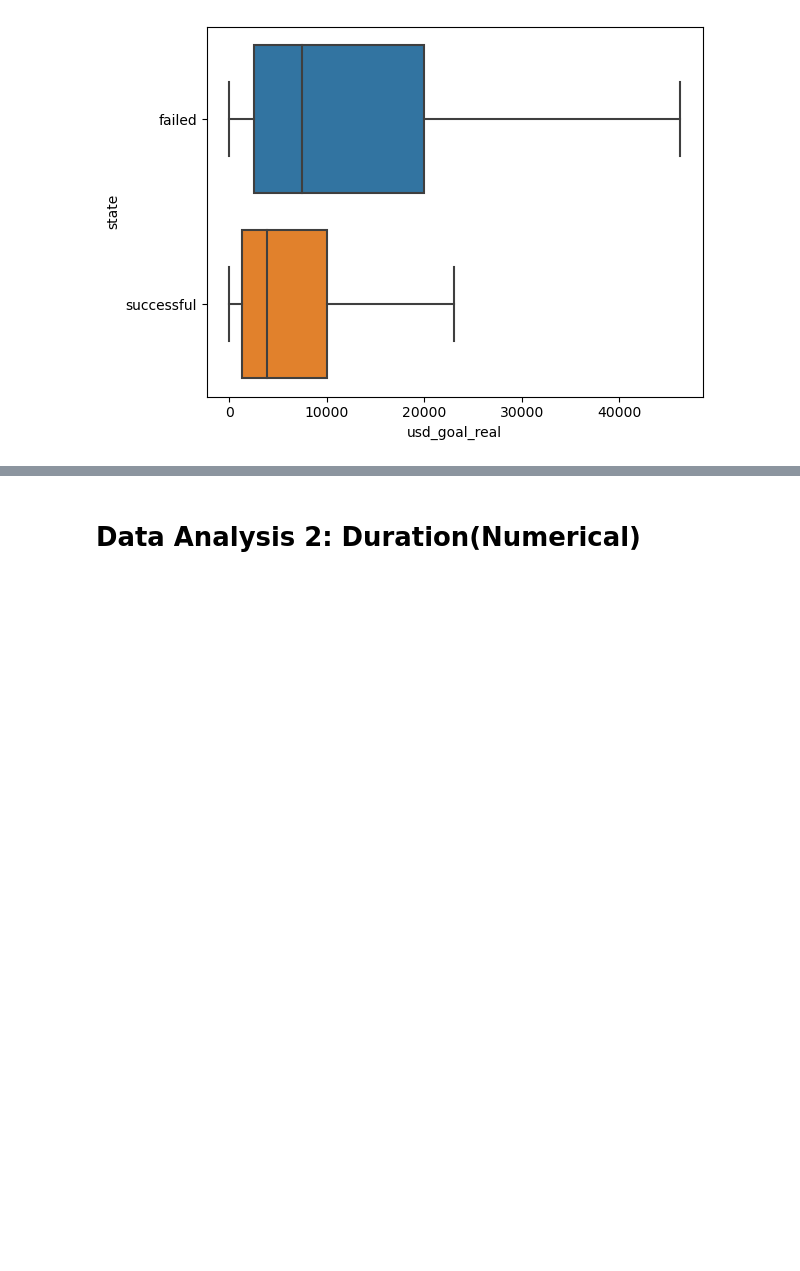
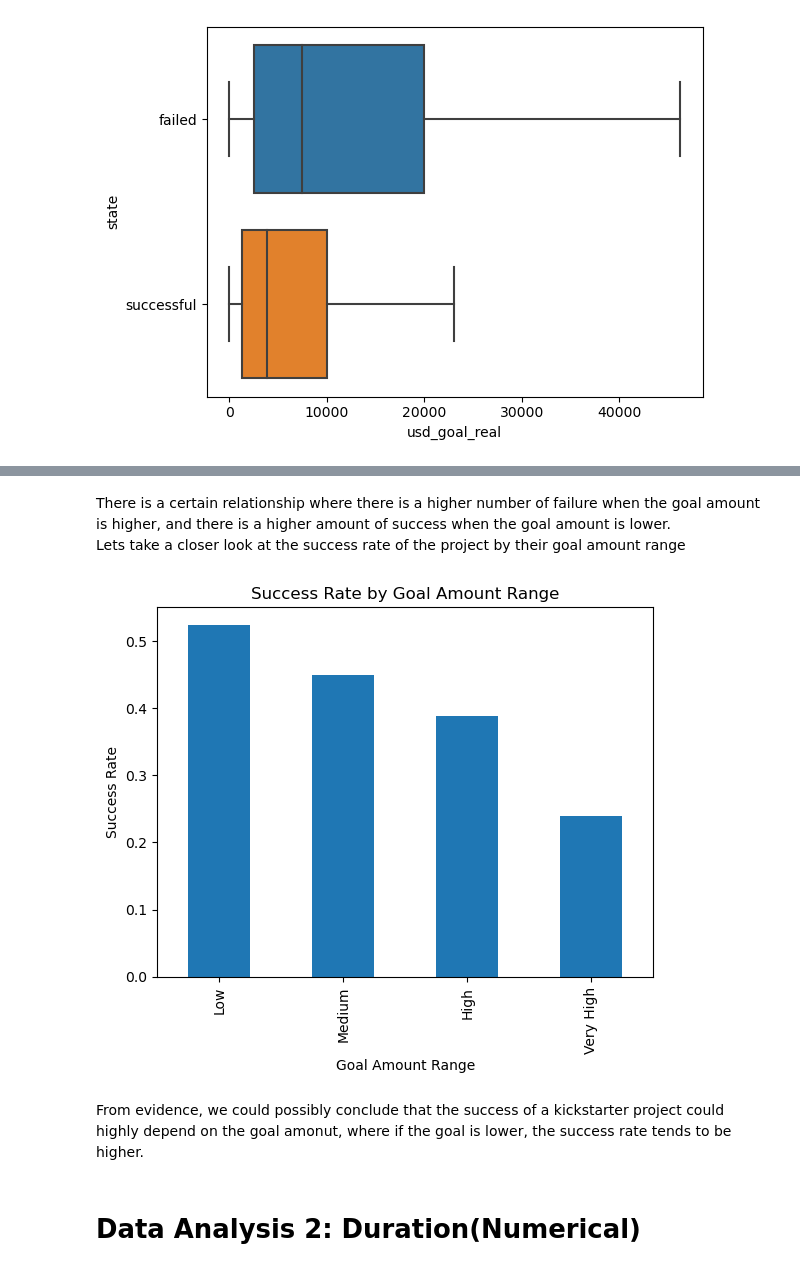
Before and after one commit to yongcake/SC1015-Project, a Jupyter notebook: Kickstarter Project Prediction.ipynb, the cells around one changed output, grey strips where cells are left out. Cells and saved outputs as stored; diff of their text form; code cells hidden in the pictures; blank space fills up the shorter version.

```diff
--- a/Kickstarter Project Prediction.ipynb
+++ b/Kickstarter Project Prediction.ipynb
@@ -239,3 +284,21 @@ sb.boxplot(data=goal_amount, x="usd_goal_real", y="state", showfliers = False)
+# %% [markdown]
+There is a certain relationship where there is a higher number of failure when the goal amount is higher, and there is a higher amount of success when the goal amount is lower. <br>
+Lets take a closer look at the success rate of the project by their goal amount range
+# %%
+# Calculate success rate
+success_rate = goal_amount.pivot_table(index='goal_range', columns='state', aggfunc='size', fill_value=0)
+success_rate['success_rate'] = success_rate['successful'] / (success_rate['successful'] + success_rate['failed'])
+
+# Plot
+success_rate['success_rate'].plot(kind='bar')
+plt.xlabel('Goal Amount Range')
+plt.ylabel('Success Rate')
+plt.title('Success Rate by Goal Amount Range')
+plt.show()
+# %% [output]
+[figure, added]
+# %% [markdown]
+From evidence, we could possibly conclude that the success of a kickstarter project could highly depend on the goal amonut, where if the goal is lower, the success rate tends to be higher.
 # %% [markdown]
 # Data Analysis 2: Duration(Numerical)
 # %% [markdown]
```
Also changed, not shown: parts of 18 cells of this notebook.
